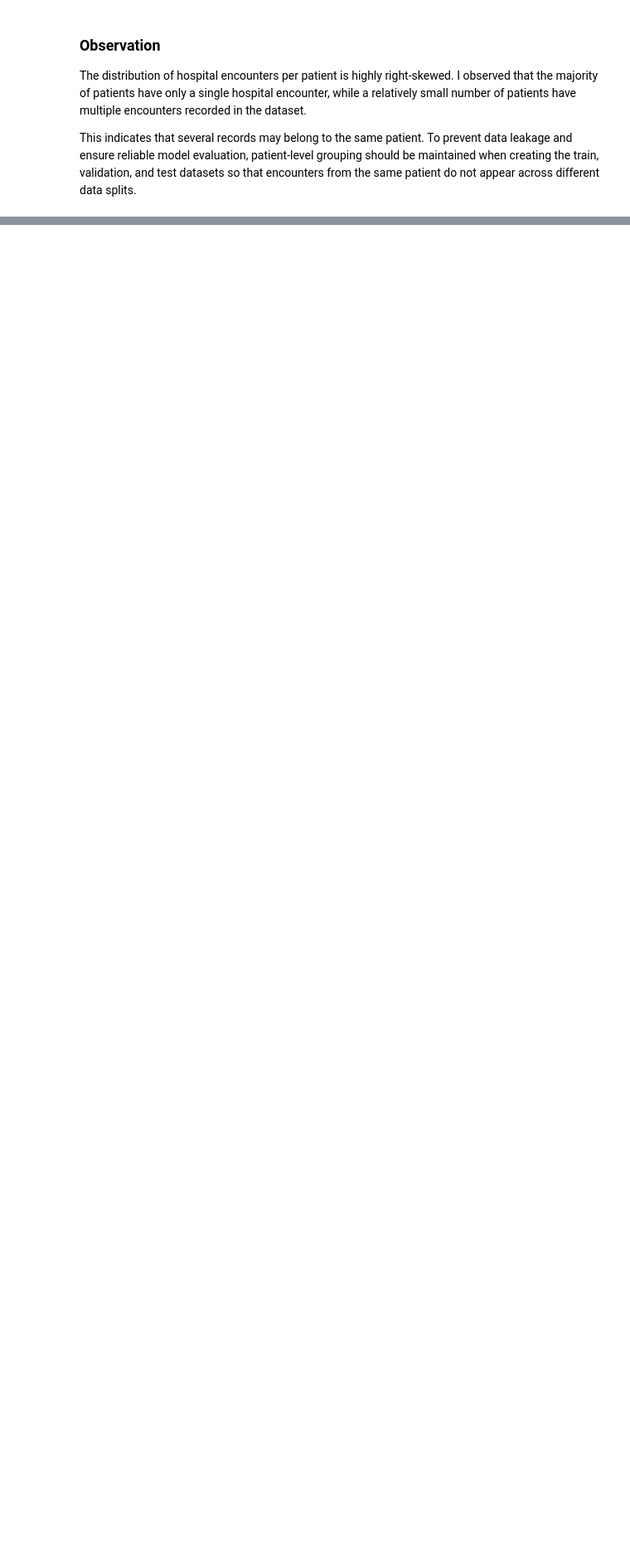
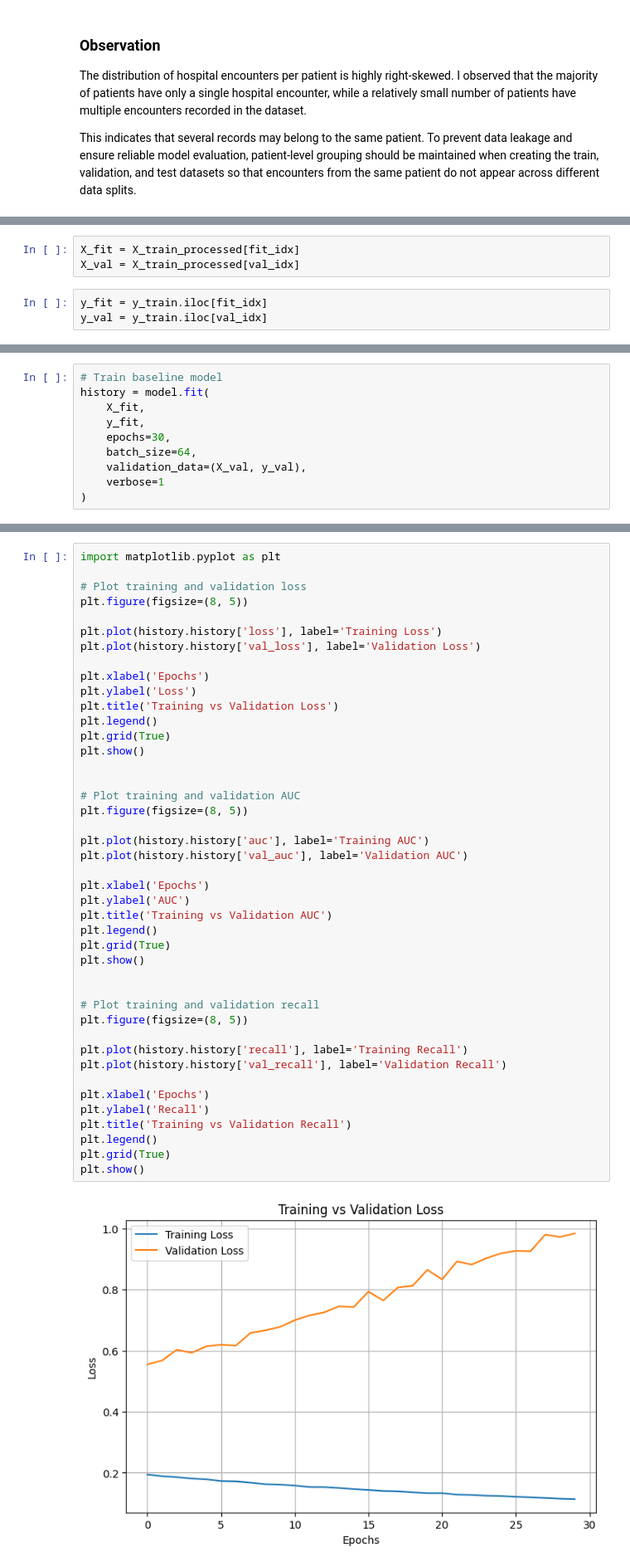
Before and after one commit to shanmukaa/Hospital-Re-admission, a Jupyter notebook: Hospital Readmission.ipynb, the cells around one changed output, grey strips where cells are left out. Shown at 83% size. Saved outputs shown, nothing was run; the diff lists cells and outputs as text; blank space fills up the shorter version.

```diff
--- a/Hospital Readmission.ipynb
+++ b/Hospital Readmission.ipynb
@@ -689,0 +2413,6 @@ This indicates that several records may belong to the same patient. To prevent d
+# %%
+X_fit = X_train_processed[fit_idx]
+X_val = X_train_processed[val_idx]
+# %%
+y_fit = y_train.iloc[fit_idx]
+y_val = y_train.iloc[val_idx]
@@ -689,0 +2443,10 @@ This indicates that several records may belong to the same patient. To prevent d
+# %%
+# Train baseline model
+history = model.fit(
+    X_fit,
+    y_fit,
+    epochs=30,
+    batch_size=64,
+    validation_data=(X_val, y_val),
+    verbose=1
+)
@@ -689,0 +2478,45 @@ This indicates that several records may belong to the same patient. To prevent d
+# %%
+import matplotlib.pyplot as plt
+
+# Plot training and validation loss
+plt.figure(figsize=(8, 5))
+
+plt.plot(history.history['loss'], label='Training Loss')
+plt.plot(history.history['val_loss'], label='Validation Loss')
+
+plt.xlabel('Epochs')
+plt.ylabel('Loss')
+plt.title('Training vs Validation Loss')
+plt.legend()
+plt.grid(True)
+plt.show()
+
+
+# Plot training and validation AUC
+plt.figure(figsize=(8, 5))
+
+plt.plot(history.history['auc'], label='Training AUC')
+plt.plot(history.history['val_auc'], label='Validation AUC')
+
+plt.xlabel('Epochs')
+plt.ylabel('AUC')
+plt.title('Training vs Validation AUC')
+plt.legend()
+plt.grid(True)
+plt.show()
+
+
+# Plot training and validation recall
+plt.figure(figsize=(8, 5))
+
+plt.plot(history.history['recall'], label='Training Recall')
+plt.plot(history.history['val_recall'], label='Validation Recall')
+
+plt.xlabel('Epochs')
+plt.ylabel('Recall')
+plt.title('Training vs Validation Recall')
+plt.legend()
+plt.grid(True)
+plt.show()
+# %% [output]
+[figure, added]
```
Also changed, not shown: parts of 161 cells of this notebook.
